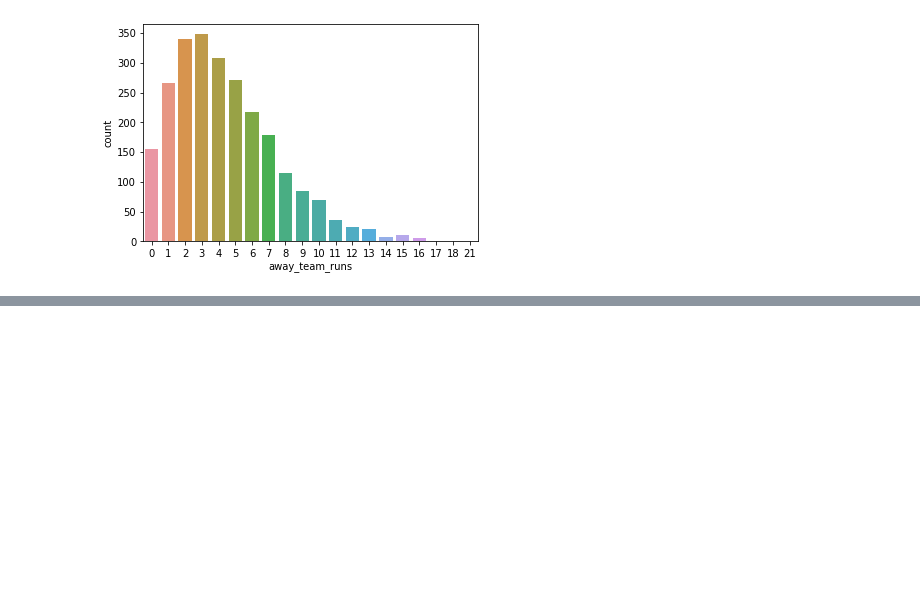
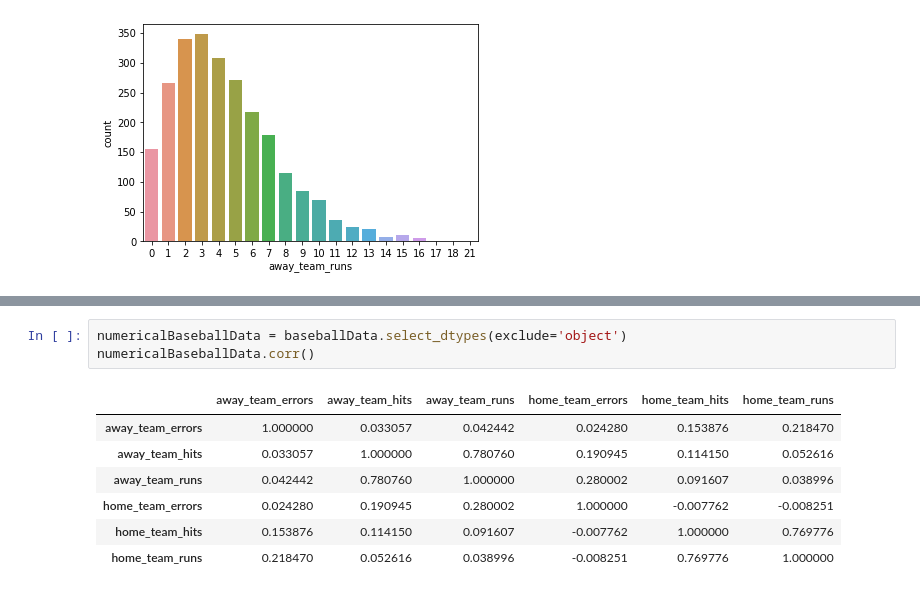
Before and after one commit to aleg001/HT1-MineriaDatos, a Jupyter notebook: HT1_Notebook.ipynb, the cells around one changed output, grey strips where cells are left out. Drawn from its saved outputs; the diff is of its cells as text; blank space fills up the shorter version.

```diff
--- a/HT1_Notebook.ipynb
+++ b/HT1_Notebook.ipynb
@@ -214,0 +227,11 @@ TypeError: 'NoneType' object is not callable
+# %%
+numericalBaseballData = baseballData.select_dtypes(exclude='object')
+numericalBaseballData.corr()
+# %% [output]
+|  | away_team_errors | away_team_hits | away_team_runs | home_team_errors | home_team_hits | home_team_runs |
+| away_team_errors | 1.000000 | 0.033057 | 0.042442 | 0.024280 | 0.153876 | 0.218470 |
+| away_team_hits | 0.033057 | 1.000000 | 0.780760 | 0.190945 | 0.114150 | 0.052616 |
+| away_team_runs | 0.042442 | 0.780760 | 1.000000 | 0.280002 | 0.091607 | 0.038996 |
+| home_team_errors | 0.024280 | 0.190945 | 0.280002 | 1.000000 | -0.007762 | -0.008251 |
+| home_team_hits | 0.153876 | 0.114150 | 0.091607 | -0.007762 | 1.000000 | 0.769776 |
+| home_team_runs | 0.218470 | 0.052616 | 0.038996 | -0.008251 | 0.769776 | 1.000000 |
```
Also changed, not shown: parts of 6 cells of this notebook.
